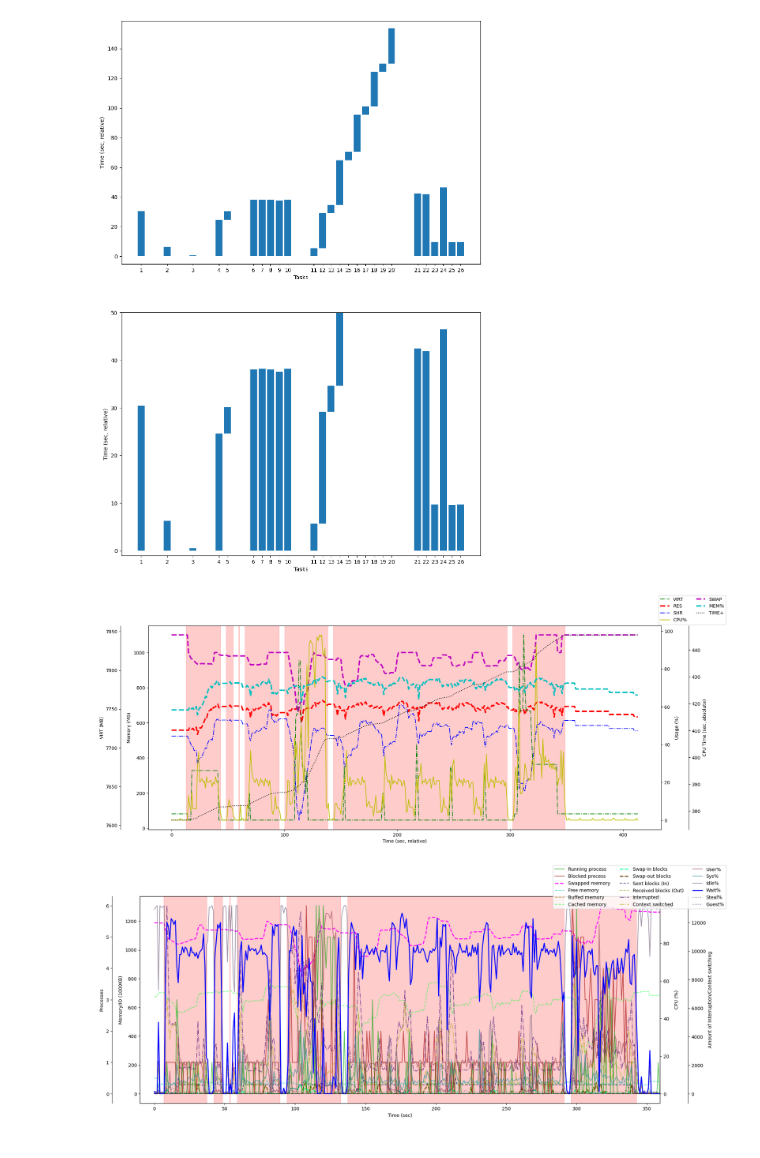
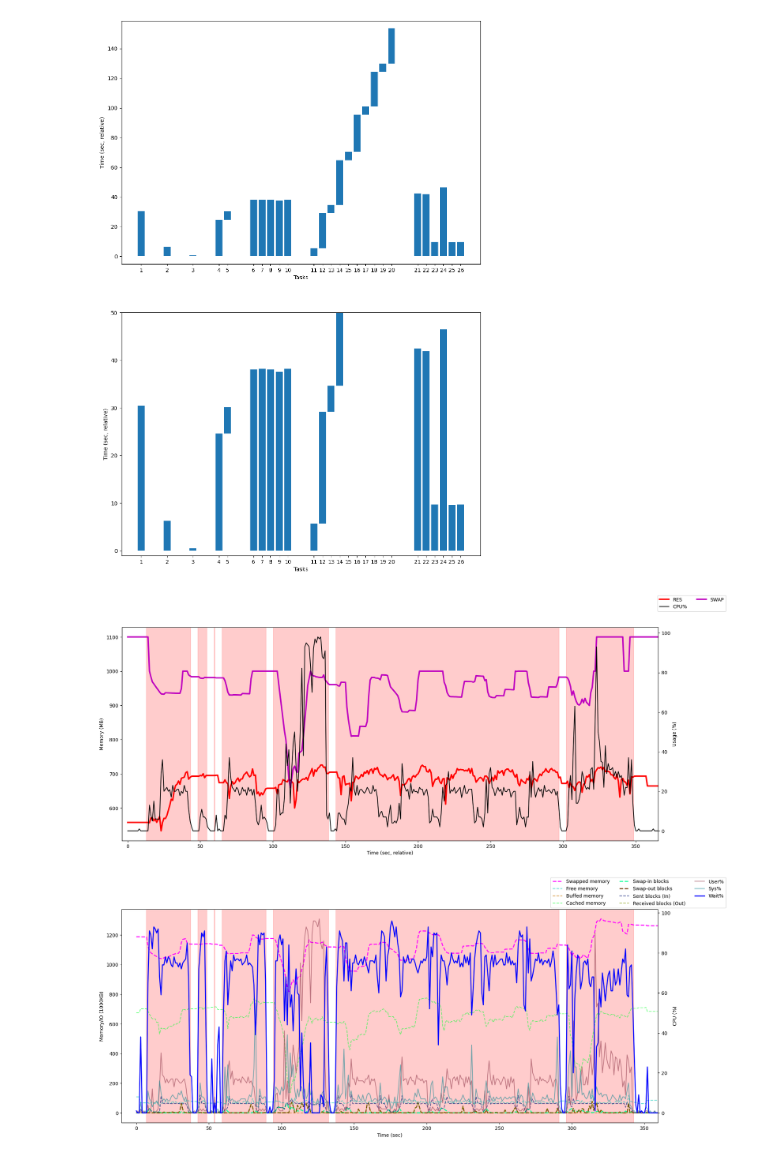
Before and after one commit to graduate-project-kkc/image2vec-server, a Jupyter notebook: analyze_test.ipynb, the cells around one changed output. Saved outputs shown, nothing was run; the diff lists cells and outputs as text; code cells hidden in the pictures.

```diff
--- a/analyze_test.ipynb
+++ b/analyze_test.ipynb
@@ -108,41 +108,46 @@ for i in range(len(scenarios)):
 # %%
 # https://stackoverflow.com/questions/9103166/multiple-axis-in-matplotlib-with-different-scales
 
 fig, ax = plt.subplots(figsize=(20, 8))
-ax_vm = ax.twinx()
+# ax_vm = ax.twinx()
 ax_percent = ax.twinx()
-ax_time = ax.twinx()
+# ax_time = ax.twinx()
 
 handles = []
-handles += ax_vm.plot(x, l_virt, 'g-.', label="VIRT")
-handles += ax.plot(x, l_res, 'r--', linewidth=3.0, label="RES")
-handles += ax.plot(x, l_shr, 'b-.', label="SHR")
-handles += ax_percent.plot(x, l_cpup, 'y-', label="CPU%")
-handles += ax.plot(x, l_swap, 'm--', linewidth=3.0, label="SWAP")
-handles += ax_percent.plot(x, l_memp, 'c--', linewidth=3.0, label="MEM%")
-handles += ax_time.plot(x, l_time_used, 'k:', label="TIME+")
+# handles += ax_vm.plot(x, l_virt, 'g-.', label="VIRT")
+handles += ax.plot(x, l_res, 'r-', linewidth=3.0, label="RES")
+# handles += ax.plot(x, l_shr, 'b-.', label="SHR")
+handles += ax_percent.plot(x, l_cpup, 'k-', label="CPU%")
+handles += ax.plot(x, l_swap, 'm-', linewidth=3.0, label="SWAP")
+# handles += ax_percent.plot(x, l_memp, 'c-', linewidth=3.0, label="MEM%")
+# handles += ax_time.plot(x, l_time_used, 'y:', label="TIME+")
 
 fig.legend(handles=handles, ncol=2)
 
 ax.set_xlabel("Time (sec, relative)")
 ax.set_ylabel("Memory (MB)")
-ax_vm.set_ylabel("VIRT (MB)")
+# ax_vm.set_ylabel("VIRT (MB)")
 ax_percent.set_ylabel("Usage (%)")
-ax_time.set_ylabel("CPU Time (sec, absolute)")
+# ax_time.set_ylabel("CPU Time (sec, absolute)")
 
-ax_vm.spines['right'].set_visible(False)
-ax_vm.spines['left'].set_visible(True)
-ax_vm.spines['left'].set_position(('outward', 60))
-ax_vm.yaxis.set_label_position('left')
-ax_vm.yaxis.set_ticks_position('left')
-ax_time.spines['right'].set_position(('outward', 60))
+# ax_vm.spines['right'].set_visible(False)
+# ax_vm.spines['left'].set_visible(True)
+# ax_vm.spines['left'].set_position(('outward', 60))
+# ax_vm.yaxis.set_label_position('left')
+# ax_vm.yaxis.set_ticks_position('left')
+# ax_time.spines['right'].set_position(('outward', 60))
+
+sx = min(v[0] for v in scenario_running_interval)
+ex = max(v[1] for v in scenario_running_interval)
+dx = (ex - sx) / 20
+ax.set_xlim(sx - dx, ex + dx)
 
 for st, et in scenario_running_interval:
     ax.axvspan(st, et, alpha=0.2, color='red')
 
 plt.show()
 # %% [output]
-[figure, old version]
+[figure, new version]
 # %%
 # vmstat -> plot
 
@@ -210,13 +215,13 @@ for i in range(len(scenarios)):
     scenario_running_interval.append((start_t, end_t))
 # %%
 fig, ax = plt.subplots(figsize=(20, 8))
-ax_proc = ax.twinx()
-ax_sys = ax.twinx()
+# ax_proc = ax.twinx()
+# ax_sys = ax.twinx()
 ax_percent = ax.twinx()
 
 handles = []
-handles += ax_proc.plot(x, l_proc_run, '-', label="Running process", c="#00a000a0")
-handles += ax_proc.plot(x, l_proc_block, '-', label="Blocked process", c="#a00000a0")
+# handles += ax_proc.plot(x, l_proc_run, '-', label="Running process", c="#00a000a0")
+# handles += ax_proc.plot(x, l_proc_block, '-', label="Blocked process", c="#a00000a0")
 handles += ax.plot(x, l_mem_swpd, '--', label="Swapped memory", linewidth=2.0, c="#ff00ff")
 handles += ax.plot(x, l_mem_free, '--', label="Free memory", c="#00c7b6a0")
 handles += ax.plot(x, l_mem_buff, '--', label="Buffed memory", c="#c777009f")
@@ -225,14 +230,14 @@ handles += ax.plot(x, l_swp_in, '--', label="Swap-in blocks", linewidth=2.0, c="
 handles += ax.plot(x, l_swp_out, '--', label="Swap-out blocks", linewidth=2.0, c="#723700")
 handles += ax.plot(x, l_io_in, '--', label="Sent blocks (In)", c="#001172a0")
 handles += ax.plot(x, l_io_out, '--', label="Received blocks (Out)", c="#809C00a0")
-handles += ax_sys.plot(x, l_sys_intr, '-.', label="Interrupted", c="#3B0072a0")
-handles += ax_sys.plot(x, l_sys_cs, '-.', label="Context switched", c="#aca9009f")
+# handles += ax_sys.plot(x, l_sys_intr, '-.', label="Interrupted", c="#3B0072a0")
+# handles += ax_sys.plot(x, l_sys_cs, '-.', label="Context switched", c="#aca9009f")
 handles += ax_percent.plot(x, l_cpu_user, '-', label="User%", c="#994455a0")
 handles += ax_percent.plot(x, l_cpu_sys, '-', label="Sys%", c="#228c97a0")
-handles += ax_percent.plot(x, l_cpu_idle, '-', label="Idle%", c="#6c5a7aa0")
+# handles += ax_percent.plot(x, l_cpu_idle, '-', label="Idle%", c="#6c5a7aa0")
 handles += ax_percent.plot(x, l_cpu_wa, '-', label="Wait%", linewidth=2.0, c="#0000ff")
-handles += ax_percent.plot(x, l_cpu_st, ':', label="Steal%", c="#3B3B3Ba0")
-handles += ax_percent.plot(x, l_cpu_gu, ':', label="Guest%", c="#252570a0")
+# handles += ax_percent.plot(x, l_cpu_st, ':', label="Steal%", c="#3B3B3Ba0")
+# handles += ax_percent.plot(x, l_cpu_gu, ':', label="Guest%", c="#252570a0")
 
 fig.legend(handles=handles, ncol=3)
 
@@ -244,17 +249,19 @@ ax.set_xlim(sx - dx, ex + dx)
 ax.set_xlabel("Time (sec)")
 ax.set_ylabel("Memory/IO (1000KB)")
 ax.ticklabel_format(style="plain")
-ax_proc.set_ylabel("Processes")
-ax_sys.set_ylabel("Amount of Interruption/Context switching")
+# ax_proc.set_ylabel("Processes")
+# ax_sys.set_ylabel("Amount of Interruption/Context switching")
 ax_percent.set_ylabel("CPU (%)")
 
-for i, tax in enumerate([ax, ax_proc]):
+# for i, tax in enumerate([ax, ax_proc]):
+for i, tax in enumerate([ax]):
     tax.spines['right'].set_visible(False)
     tax.spines['left'].set_visible(True)
     tax.spines['left'].set_position(('outward', 60 * i))
     tax.yaxis.set_label_position('left')
     tax.yaxis.set_ticks_position('left')
-for i, tax in enumerate([ax_percent, ax_sys]):
+# for i, tax in enumerate([ax_percent, ax_sys]):
+for i, tax in enumerate([ax_percent]):
     tax.spines['right'].set_position(('outward', 60 * i))
     tax.yaxis.set_label_position('right')
     tax.yaxis.set_ticks_position('right')
@@ -264,4 +271,4 @@ for st, et in scenario_running_interval:
 
 plt.show()
 # %% [output]
-[figure, old version]
+[figure, new version]
```
